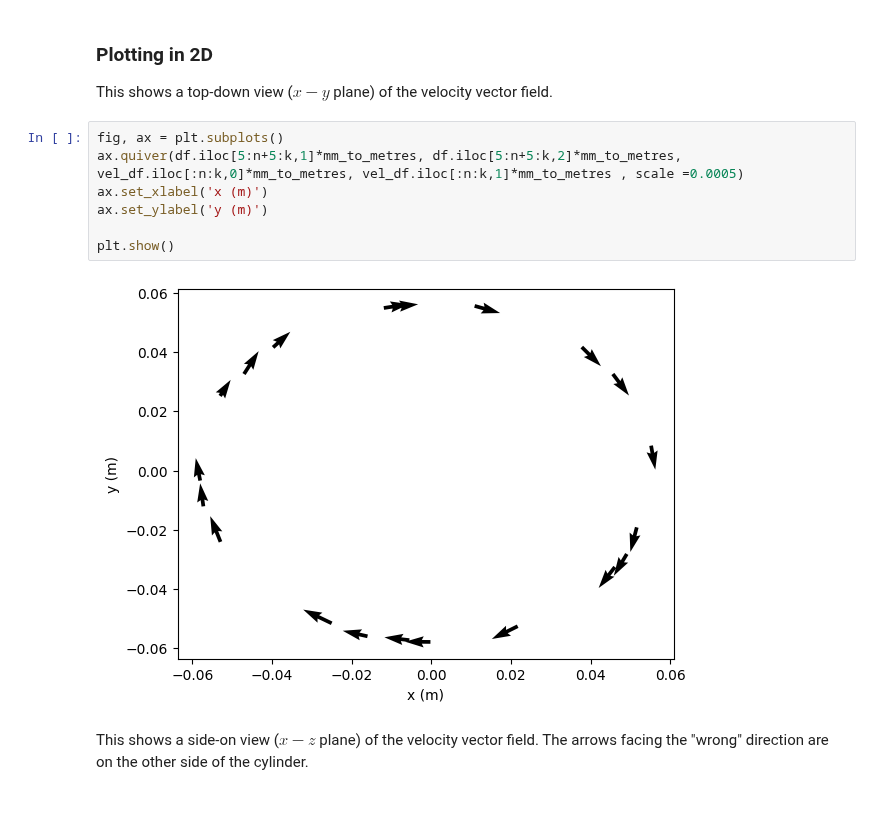
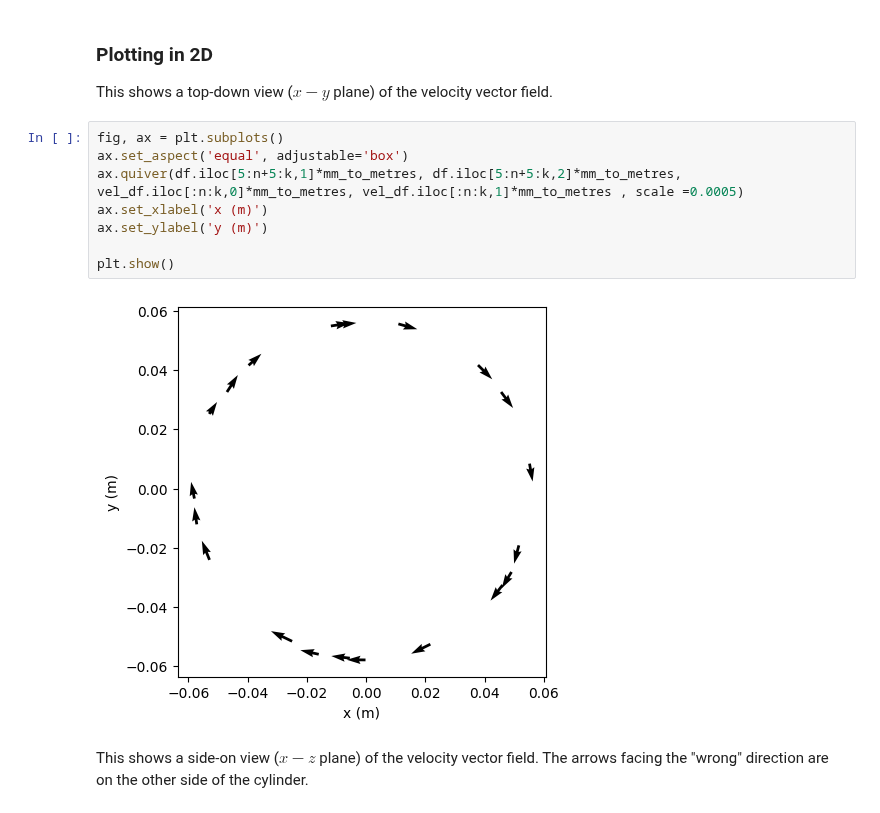
Before and after one commit to PEPT-Data-Analysis-Group/PEPT-, a Jupyter notebook: Water.ipynb, the cells around one changed output. Drawn from its saved outputs; the diff is of its cells as text.

```diff
--- a/Water.ipynb
+++ b/Water.ipynb
@@ -148,13 +148,14 @@ plt.show()
 This shows a top-down view ($x-y$ plane) of the velocity vector field.
 # %%
 fig, ax = plt.subplots()
+ax.set_aspect('equal', adjustable='box')
 ax.quiver(df.iloc[5:n+5:k,1]*mm_to_metres, df.iloc[5:n+5:k,2]*mm_to_metres, vel_df.iloc[:n:k,0]*mm_to_metres, vel_df.iloc[:n:k,1]*mm_to_metres , scale =0.0005)
 ax.set_xlabel('x (m)')
 ax.set_ylabel('y (m)')
 
 plt.show()
 # %% [output]
-[figure, old version]
+[figure, new version]
 # %% [markdown]
 This shows a side-on view ($x-z$ plane) of the velocity vector field. The arrows facing the "wrong" direction are on the other side of the cylinder.
 # %%
```
Also changed, not shown: parts of 1 cell of this notebook.
